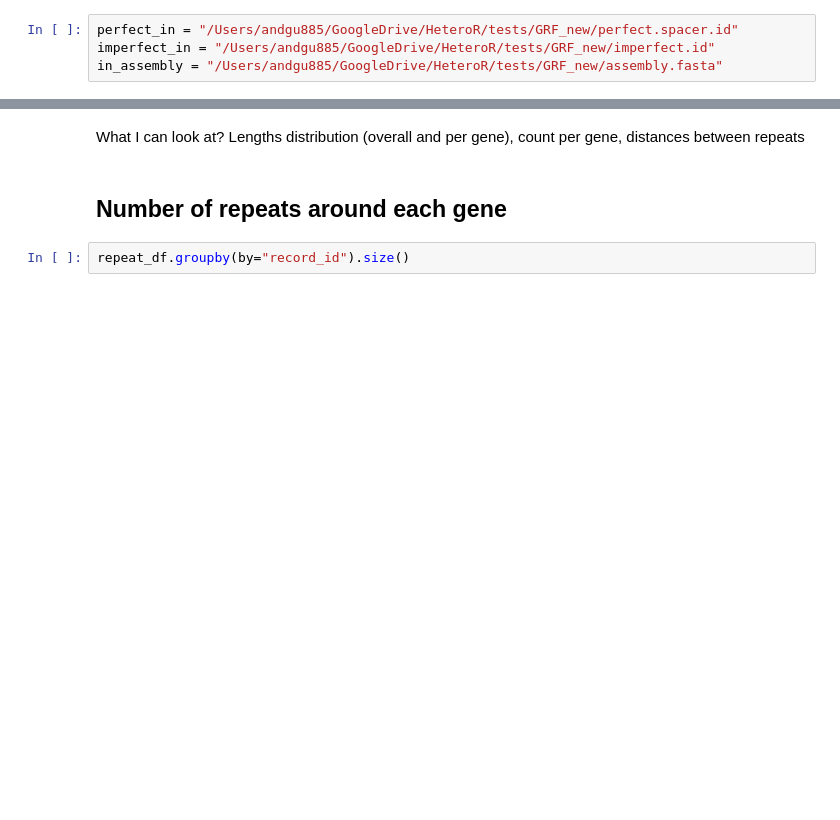
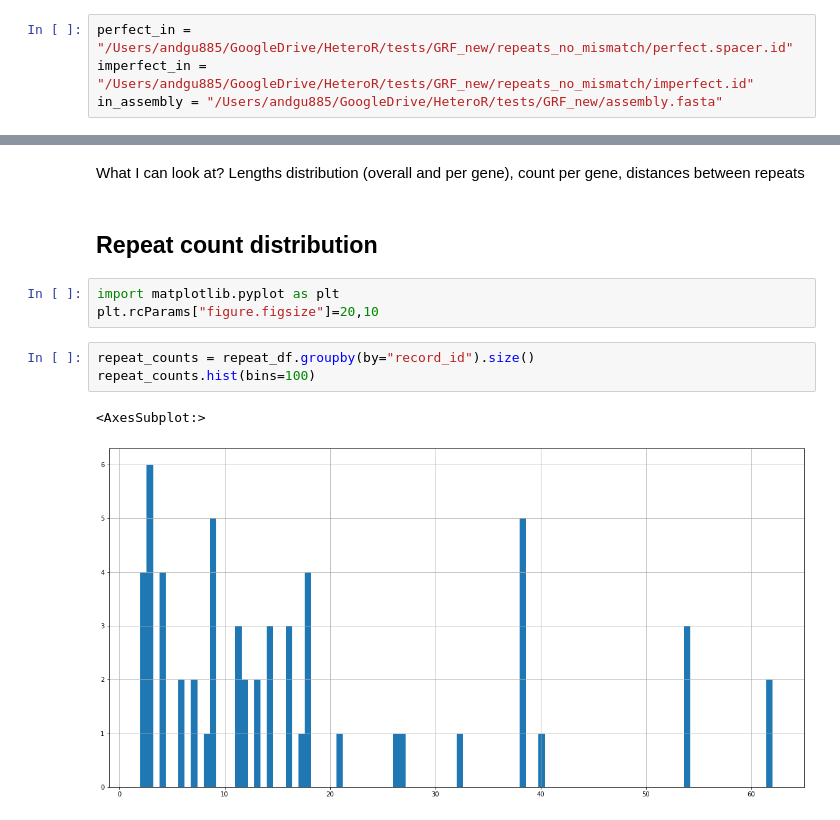
Before and after one commit to andrewgull/HeteroR, a Jupyter notebook: notebooks/repeats_summary.ipynb, the cells around one changed output, grey strips where cells are left out. Saved outputs shown, nothing was run; the diff lists cells and outputs as text; blank space fills up the shorter version.

```diff
--- a/notebooks/repeats_summary.ipynb
+++ b/notebooks/repeats_summary.ipynb
@@ -303,8 +279,8 @@ in_assembly = "/home/andrei/Data/HeteroR/results/assemblies_joined/DA63186/assem
 # %% [markdown]
 Inputs on Mac
 # %%
-perfect_in = "/Users/andgu885/GoogleDrive/HeteroR/tests/GRF_new/perfect.spacer.id"
-imperfect_in = "/Users/andgu885/GoogleDrive/HeteroR/tests/GRF_new/imperfect.id"
+perfect_in = "/Users/andgu885/GoogleDrive/HeteroR/tests/GRF_new/repeats_no_mismatch/perfect.spacer.id"
+imperfect_in = "/Users/andgu885/GoogleDrive/HeteroR/tests/GRF_new/repeats_no_mismatch/imperfect.id"
 in_assembly = "/Users/andgu885/GoogleDrive/HeteroR/tests/GRF_new/assembly.fasta"
 # %% [markdown]
 ## Make a DataFrame with repeats
@@ -317,9 +300,14 @@ repeat_df.head()
 # %% [markdown]
 What I can look at?
 Lengths distribution (overall and per gene), count per gene, distances between repeats
-# %% [markdown]
-
-
-## Number of repeats around each gene
+# %% [markdown]
+## Repeat count distribution
+# %%
+import matplotlib.pyplot as plt
+plt.rcParams["figure.figsize"]=20,10
 # %%
-repeat_df.groupby(by="record_id").size()
+repeat_counts = repeat_df.groupby(by="record_id").size()
+repeat_counts.hist(bins=100)
+# %% [output]
+<AxesSubplot:>
+[figure, added]
```
Also changed, not shown: parts of 6 cells of this notebook.
